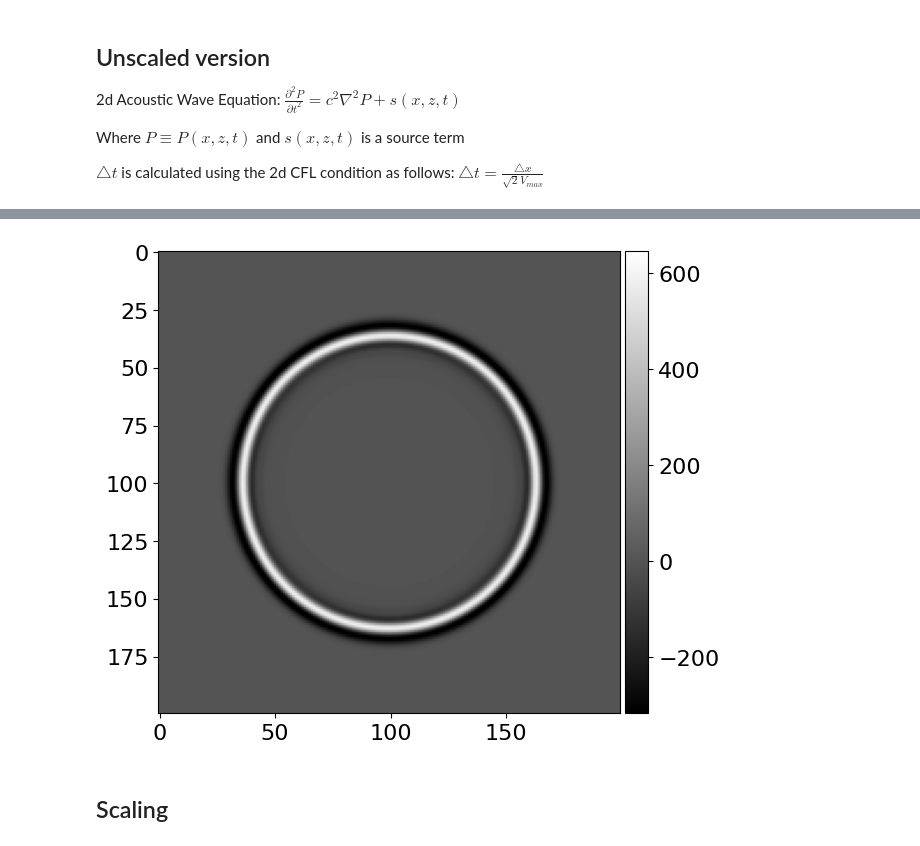
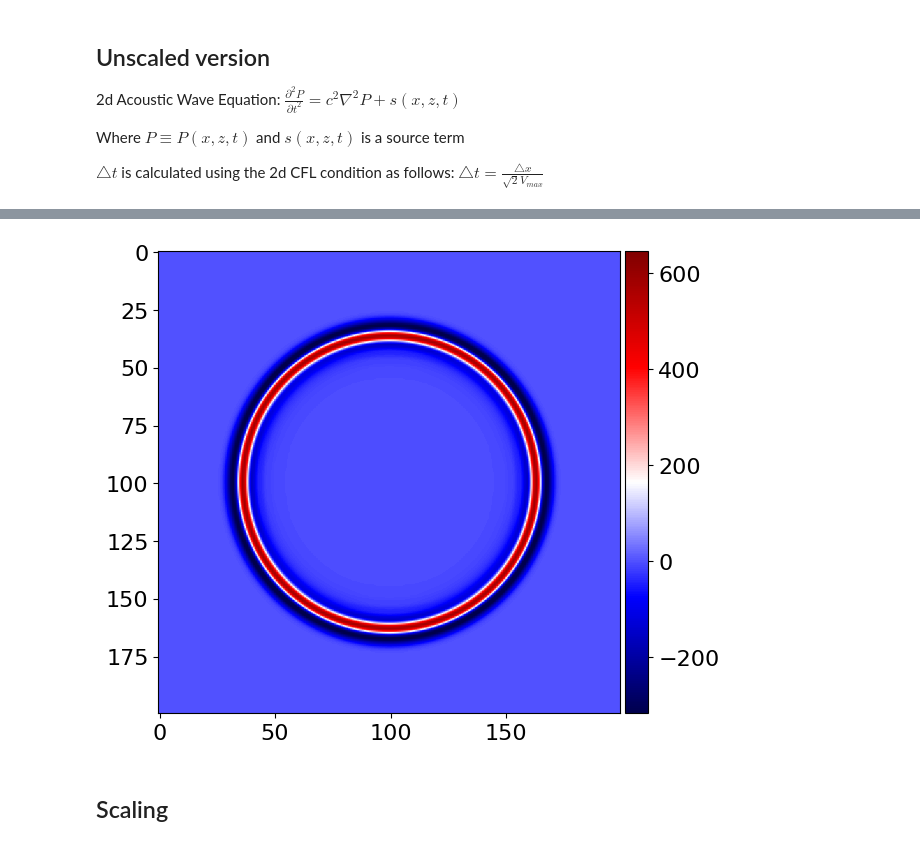
Before and after one commit to dt-17/Devito-UROP-MSci, a Jupyter notebook: scaling_acoustic.ipynb, the cells around one changed output, grey strips where cells are left out. Cells and saved outputs as stored; diff of their text form; code cells hidden in the pictures.

```diff
--- a/scaling_acoustic.ipynb
+++ b/scaling_acoustic.ipynb
@@ -67,10 +67,10 @@ PerformanceSummary([(PerfKey(name='section0', rank=None),
 # %%
 # visualise output
 from examples.seismic import plot_image
 
-plot_image(p.data[0])
+plot_image(p.data[0], cmap='seismic')
 # %% [output]
-[figure, old version]
+[figure, new version]
 # %% [markdown]
 ## Scaling
 # %% [markdown]
```
Also changed, not shown: parts of 4 cells of this notebook.
